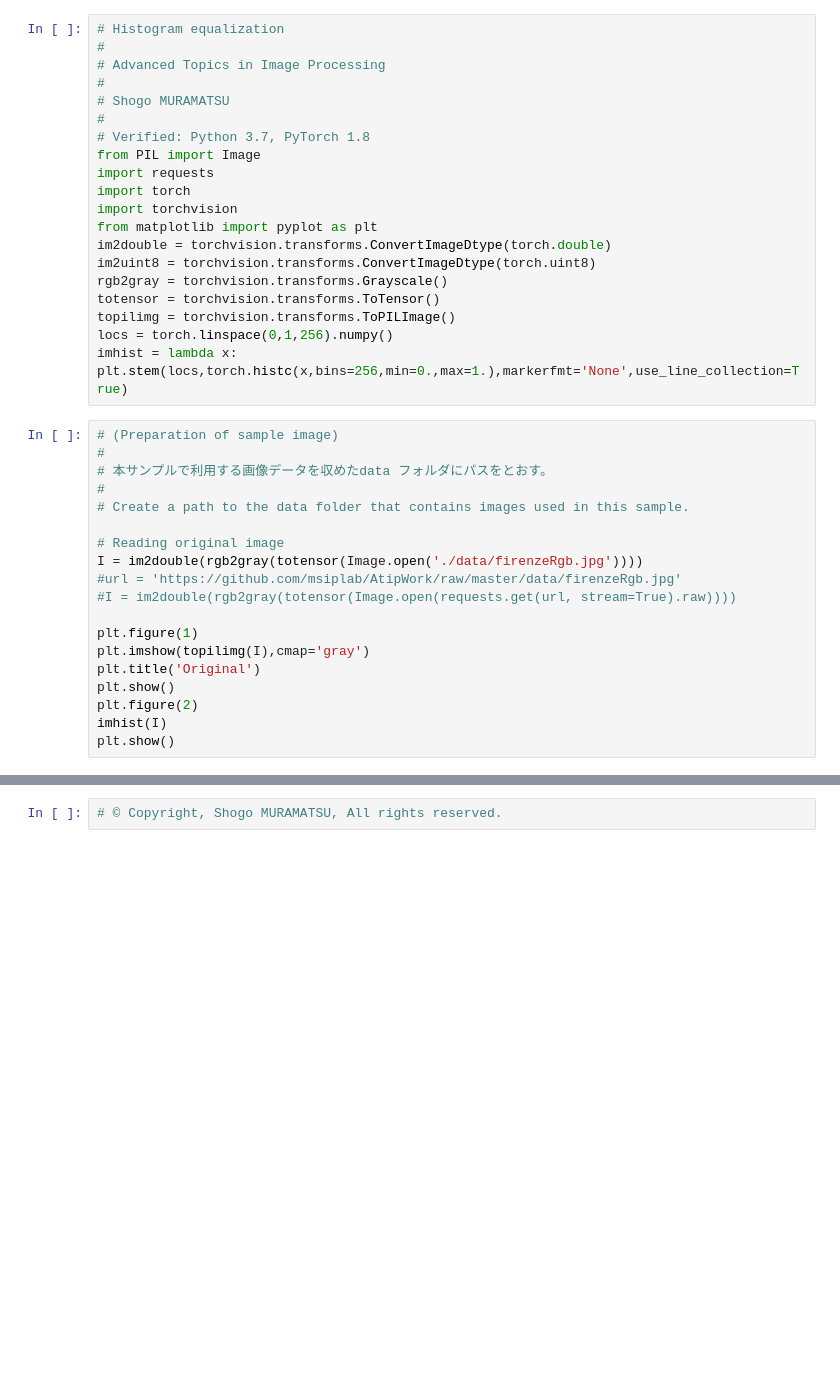
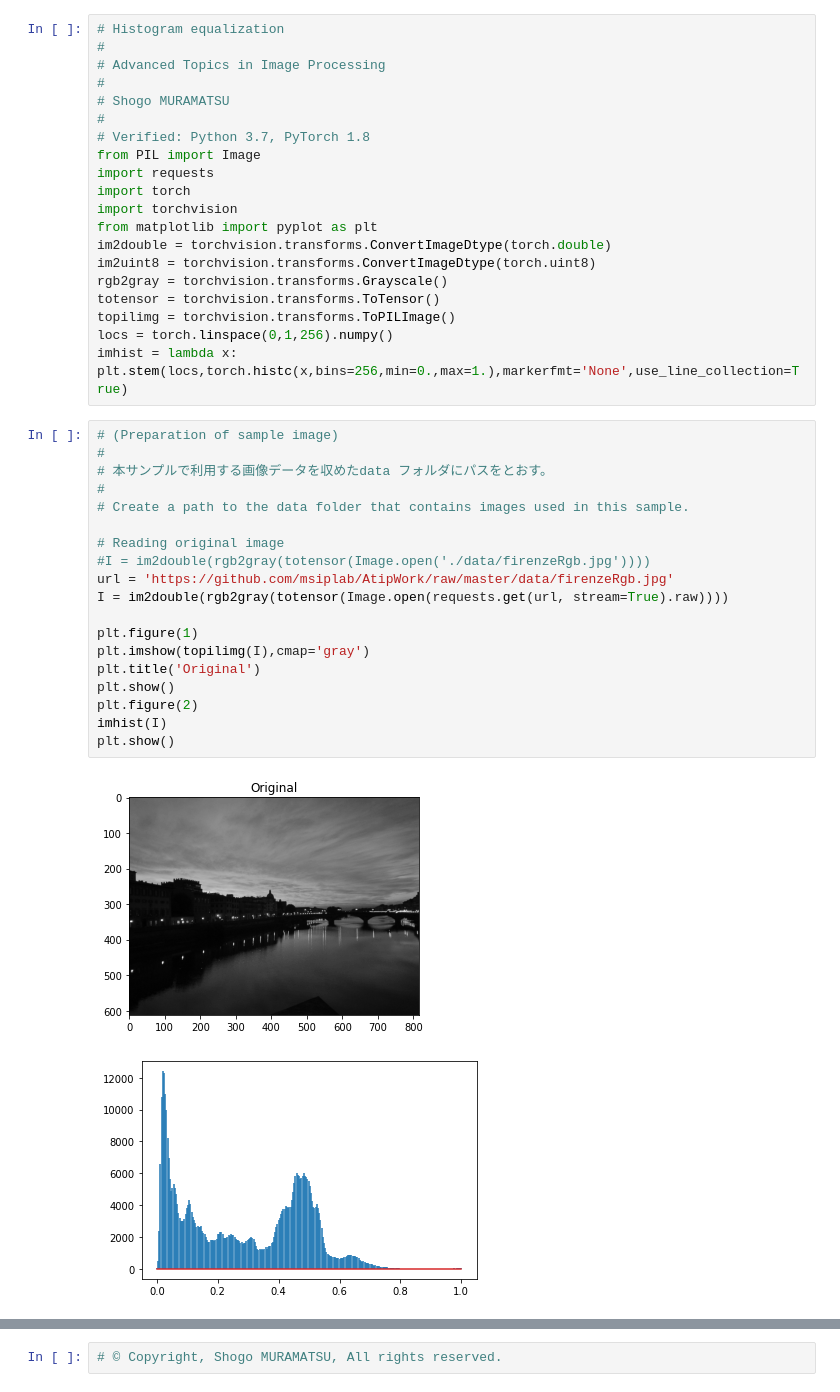
Before and after one commit to msiplab/AtipWork, a Jupyter notebook: python/sample02_04.ipynb, the cells around one changed output, grey strips where cells are left out. Cells and saved outputs as stored; diff of their text form; blank space fills up the shorter version.

```diff
--- a/python/sample02_04.ipynb
+++ b/python/sample02_04.ipynb
@@ -29,22 +31,25 @@ imhist = lambda x: plt.stem(locs,torch.histc(x,bins=256,min=0.,max=1.),markerfmt
 # %%
 # (Preparation of sample image)
 #
 # 本サンプルで利用する画像データを収めたdata フォルダにパスをとおす。
 #
 # Create a path to the data folder that contains images used in this sample.
 
 # Reading original image
-I = im2double(rgb2gray(totensor(Image.open('./data/firenzeRgb.jpg'))))
-#url = 'https://github.com/msiplab/AtipWork/raw/master/data/firenzeRgb.jpg'
-#I = im2double(rgb2gray(totensor(Image.open(requests.get(url, stream=True).raw))))
+#I = im2double(rgb2gray(totensor(Image.open('./data/firenzeRgb.jpg'))))
+url = 'https://github.com/msiplab/AtipWork/raw/master/data/firenzeRgb.jpg'
+I = im2double(rgb2gray(totensor(Image.open(requests.get(url, stream=True).raw))))
 
 plt.figure(1)
 plt.imshow(topilimg(I),cmap='gray')
 plt.title('Original')
 plt.show()
 plt.figure(2)
 imhist(I)
 plt.show()
+# %% [output]
+[figure, added]
+[figure, added]
 # %%
 # (Process before histogram equalization)
 #
```
Also changed, not shown: parts of 3 cells of this notebook.
